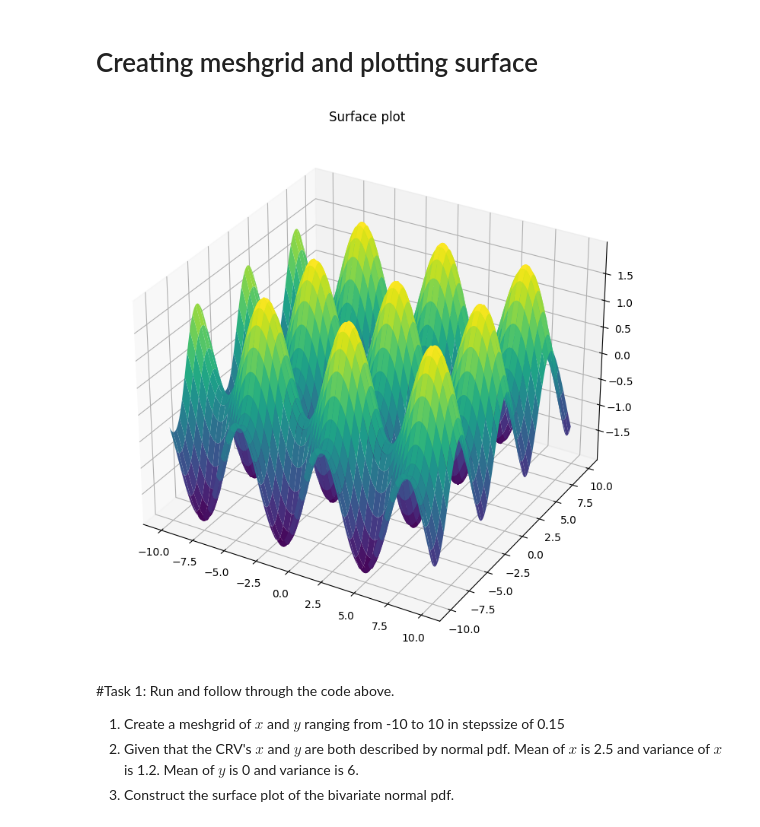
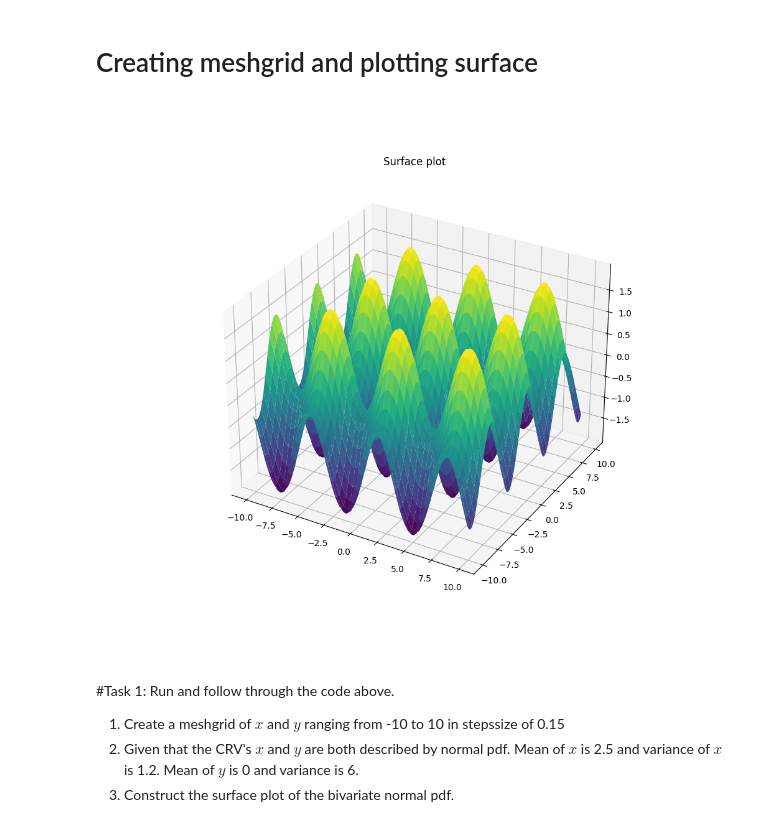
Before and after one commit to HiddenMachine3/P-S, a Jupyter notebook: Activity_3.ipynb, the cells around one changed output. Cells and saved outputs as stored; diff of their text form; code cells hidden in the pictures.

```diff
--- a/Activity_3.ipynb
+++ b/Activity_3.ipynb
@@ -16,19 +17,19 @@ plt.plot(x,fx)
 # %% [markdown]
 # Creating meshgrid and plotting surface
 # %%
-fig = plt.figure(figsize =(16, 9))
+fig = plt.figure(figsize =(10, 9))
 ax = fig.add_subplot(111, projection='3d')
 x=np.arange(-10,10,0.1)
 y=np.arange(-10,10,0.1)
 x,y=np.meshgrid(x,y)
 z=np.sin(x)+np.cos(y)
 #z=np.exp(-(x**2+y**2)) # Try it.
 
 ax.plot_surface(x, y, z,cmap='viridis', edgecolor='none')
 ax.set_title('Surface plot')
 plt.show()
 # %% [output]
-[figure, old version]
+[figure, new version]
 # %% [markdown]
 #Task 1: Run and follow through the code above.
 1. Create a meshgrid of $x$ and $y$ ranging from -10 to 10 in stepssize of 0.15
```
Also changed, not shown: parts of 12 cells of this notebook.
